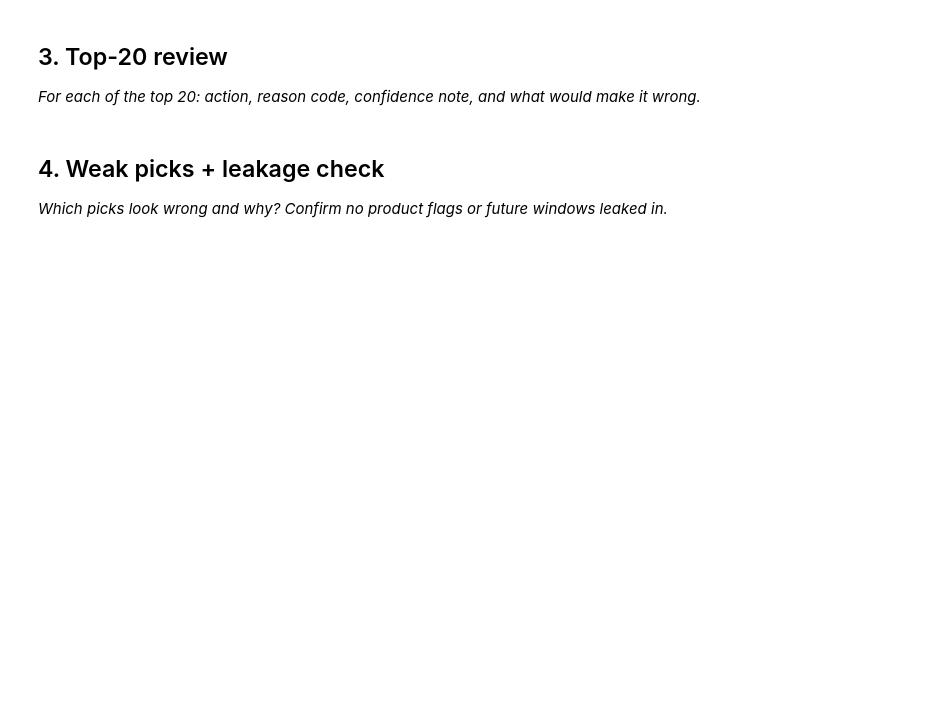
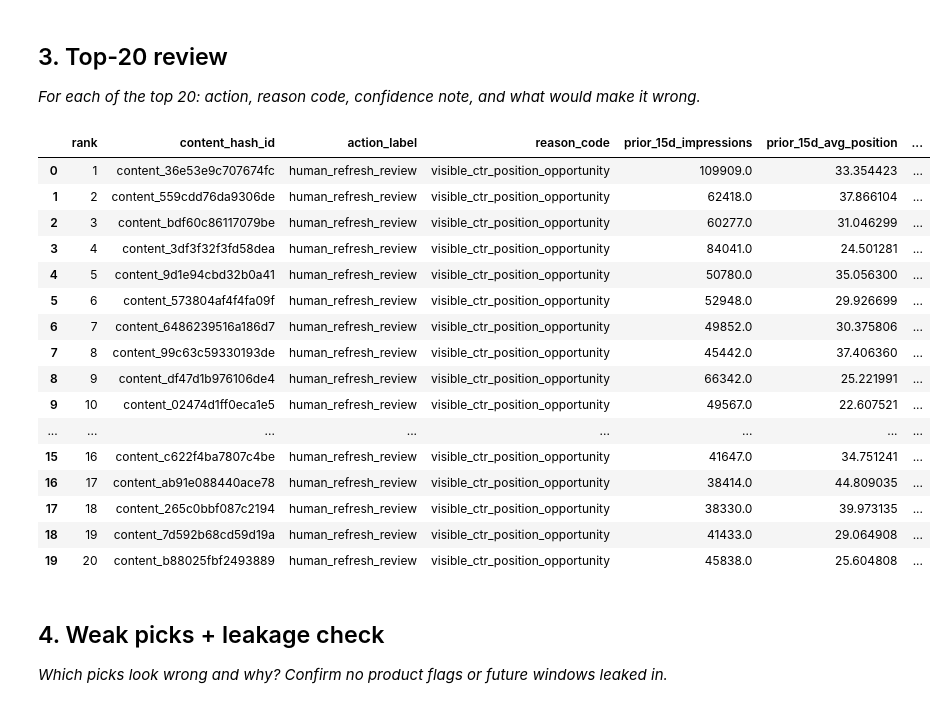
Before and after one commit to Ezgicode/FlyRAnk-AI, a Jupyter notebook: work/notebooks/w04_baseline_score.ipynb, the cells around one changed output. Drawn from its saved outputs; the diff is of its cells as text; code cells hidden in the pictures; blank space fills up the shorter version.

```diff
--- a/work/notebooks/w04_baseline_score.ipynb
+++ b/work/notebooks/w04_baseline_score.ipynb
@@ -15,0 +45,20 @@ This skeleton is yours to fill. Work the sections **in order** — each one has
+# %%
+import duckdb
+import pandas as pd
+import numpy as np
+
+con = duckdb.connect()
+
+con.execute(
+    f"CREATE OR REPLACE SECRET hf "
+    f"(TYPE huggingface, TOKEN '{HF_TOKEN}')"
+)
+
+REL = "hf://datasets/FlyRank/internship-warehouse"
+MARCH = (
+    f"read_parquet("
+    f"'{REL}/fact_content_daily_performance/month=2026-03/*.parquet'"
+    f")"
+)
+
+print("DuckDB connected. Working month: March 2026")
@@ -30,3 +330,69 @@ This skeleton is yours to fill. Work the sections **in order** — each one has
+# %%
+top20_review = queue_export.head(20).copy()
+top20_review.insert(0, "rank", range(1, 21))
+
+top20_review["confidence_note"] = (
+    "Medium — high visibility, low CTR and a position outside the strongest range."
+)
+
+possible_failure_reasons = [
+    "The page may already satisfy its search intent; low CTR may be caused by the SERP layout.",
+    "The page may be seasonal, so the apparent opportunity may not persist.",
+    "The page may target an intentionally narrow audience despite high impressions.",
+    "A title or snippet test may be more appropriate than a full content refresh.",
+    "The position may fluctuate naturally without a content-quality problem.",
+    "The page may have strong conversion value even if its CTR is low.",
+    "The page may be affected by competitor activity rather than stale content.",
+    "The measured CTR may be driven by branded or unusual queries.",
+    "The page may need technical investigation rather than editorial work.",
+    "The page may already be scheduled for an update.",
+    "The position may reflect a mismatch between query intent and the proposed action.",
+    "The page may contain current information and not require a refresh.",
+    "The observed pattern may be temporary search-demand variation.",
+    "High impressions do not guarantee that a refresh would improve performance.",
+    "The page may have a valid low CTR for its ranking range and topic.",
+    "The page may be a duplicate or consolidation candidate instead of a refresh candidate.",
+    "A SERP feature may be reducing clicks independently of page quality.",
+    "The page may be visible for queries outside its intended topic.",
+    "The action may be too costly relative to the page's real business value.",
+    "The rule cannot inspect content quality, intent, or recent editorial changes."
+]
+
+top20_review["what_would_make_it_wrong"] = possible_failure_reasons
+
+display(
+    top20_review[
+        [
+            "rank",
+            "content_hash_id",
+            "action_label",
+            "reason_code",
+            "prior_15d_impressions",
+            "prior_15d_avg_position",
+            "prior_15d_ctr",
+            "confidence_note",
+            "what_would_make_it_wrong"
+        ]
+    ]
+)
+# %% [output]
+|  | rank | content_hash_id | action_label | reason_code | prior_15d_impressions | prior_15d_avg_position | ... |
+| 0 | 1 | content_36e53e9c707674fc | human_refresh_review | visible_ctr_position_opportunity | 109909.0 | 33.354423 | ... |
+| 1 | 2 | content_559cdd76da9306de | human_refresh_review | visible_ctr_position_opportunity | 62418.0 | 37.866104 | ... |
+| 2 | 3 | content_bdf60c86117079be | human_refresh_review | visible_ctr_position_opportunity | 60277.0 | 31.046299 | ... |
+| 3 | 4 | content_3df3f32f3fd58dea | human_refresh_review | visible_ctr_position_opportunity | 84041.0 | 24.501281 | ... |
+| 4 | 5 | content_9d1e94cbd32b0a41 | human_refresh_review | visible_ctr_position_opportunity | 50780.0 | 35.056300 | ... |
+| 5 | 6 | content_573804af4f4fa09f | human_refresh_review | visible_ctr_position_opportunity | 52948.0 | 29.926699 | ... |
+| 6 | 7 | content_6486239516a186d7 | human_refresh_review | visible_ctr_position_opportunity | 49852.0 | 30.375806 | ... |
+| 7 | 8 | content_99c63c59330193de | human_refresh_review | visible_ctr_position_opportunity | 45442.0 | 37.406360 | ... |
+| 8 | 9 | content_df47d1b976106de4 | human_refresh_review | visible_ctr_position_opportunity | 66342.0 | 25.221991 | ... |
+| 9 | 10 | content_02474d1ff0eca1e5 | human_refresh_review | visible_ctr_position_opportunity | 49567.0 | 22.607521 | ... |
+| ... | ... | ... | ... | ... | ... | ... | ... |
+| 15 | 16 | content_c622f4ba7807c4be | human_refresh_review | visible_ctr_position_opportunity | 41647.0 | 34.751241 | ... |
+| 16 | 17 | content_ab91e088440ace78 | human_refresh_review | visible_ctr_position_opportunity | 38414.0 | 44.809035 | ... |
+| 17 | 18 | content_265c0bbf087c2194 | human_refresh_review | visible_ctr_position_opportunity | 38330.0 | 39.973135 | ... |
+| 18 | 19 | content_7d592b68cd59d19a | human_refresh_review | visible_ctr_position_opportunity | 41433.0 | 29.064908 | ... |
+| 19 | 20 | content_b88025fbf2493889 | human_refresh_review | visible_ctr_position_opportunity | 45838.0 | 25.604808 | ... |
 # %% [markdown]
 ## 4. Weak picks + leakage check
 
```
Also changed, not shown: parts of 18 cells of this notebook.
